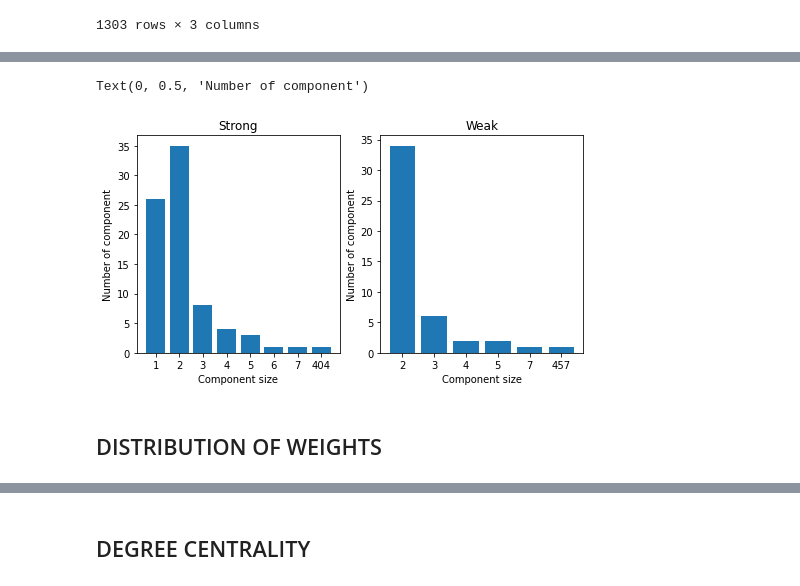
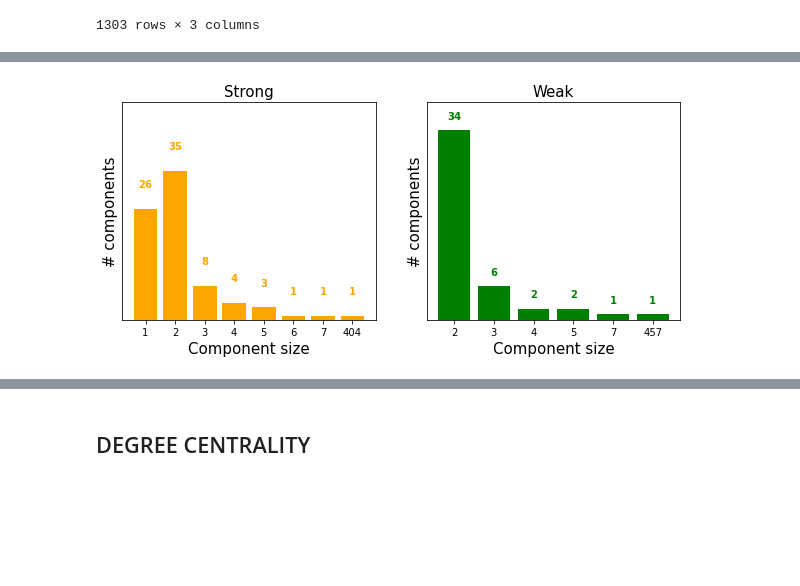
Before and after one commit to dariobaron/copenhagen_project, a Jupyter notebook: Michele_a_Copenhagen.ipynb, the cells around one changed output, grey strips where cells are left out. Drawn from its saved outputs; the diff is of its cells as text; code cells hidden in the pictures; blank space fills up the shorter version.

```diff
--- a/Michele_a_Copenhagen.ipynb
+++ b/Michele_a_Copenhagen.ipynb
@@ -139,0 +143,17 @@ Text(0.5, 1.0, 'SMS total distribution network')
+# %%
+G_sms = nx.from_pandas_edgelist(sms_total,
+                source='sender',target='recipient',edge_attr='weight', create_using=nx.DiGraph())
+
+nnodes = G_sms.number_of_nodes()
+degrees_in = [d for n, d in G_sms.degree(weight = 'weight')]
+avrg_degree_in = sum(degrees_in) / float(nnodes)
+
+in_values = sorted(set(degrees_in))
+in_hist = [degrees_in.count(x) for x in in_values]
+
+plt.plot(in_values,sum(in_hist) - np.cumsum(in_hist),'ro--') # in-degree
+plt.xlabel('Degree')
+plt.ylabel('Number of nodes')
+plt.title('SMS total weighted distribution network', fontsize=15)
+plt.xscale('log')
+plt.yscale('log')
@@ -140,28 +162,33 @@ Text(0.5, 1.0, 'SMS total distribution network')
 # %%
-fig, ax = plt.subplots(1,2,figsize=(8,4))
+fig, ax = plt.subplots(1,2,figsize=(10,4))
 
 
 strong_com = list(nx.strongly_connected_components(G_sms))
 weak_com = list(nx.weakly_connected_components(G_sms))
 strong = []
 weak = []
 for c in strong_com:
     strong.append(len(c))
 for c in weak_com:
     weak.append(len(c))
 x,y = np.unique(strong,return_counts=True)
-ax[0].bar([str(i) for i in x],y)
-ax[0].set_title("Strong")
-ax[0].set_xlabel("Component size")
-ax[0].set_ylabel("Number of component")
+ax[0].bar([str(i) for i in x],y,color='orange')
+ax[0].set_title("Strong",fontsize=15)
+ax[0].set_xlabel("Component size",fontsize=15)
+ax[0].set_ylabel("# components",fontsize=15)
+ax[0].set_yticks([])
+ax[0].set_ylim(0,max(y)+16)
+for i, v in enumerate(y):
+    ax[0].text(i ,v + 5, str(v), color='orange' , fontweight='bold',ha='center')
 
 x,y = np.unique(weak,return_counts=True)
-ax[1].bar([str(i) for i in x],y)
-ax[1].set_title("Weak")
-ax[1].set_xlabel("Component size")
-ax[1].set_ylabel("Number of component")
+ax[1].bar([str(i) for i in x],y,color='green')
+ax[1].set_title("Weak",fontsize=15)
+ax[1].set_xlabel("Component size",fontsize=15)
+ax[1].set_ylabel("# components",fontsize=15)
+ax[1].set_yticks([])
+ax[1].set_ylim(0,max(y)+5)
+for i, v in enumerate(y):
+    ax[1].text(i ,v + 2, str(v), color='green' , fontweight='bold',ha='center')
 # %% [output]
-Text(0, 0.5, 'Number of component')
-[figure, old version]
+[figure, new version]
-# %% [markdown]
-## DISTRIBUTION OF WEIGHTS
```
Also changed, not shown: parts of 29 cells of this notebook.
